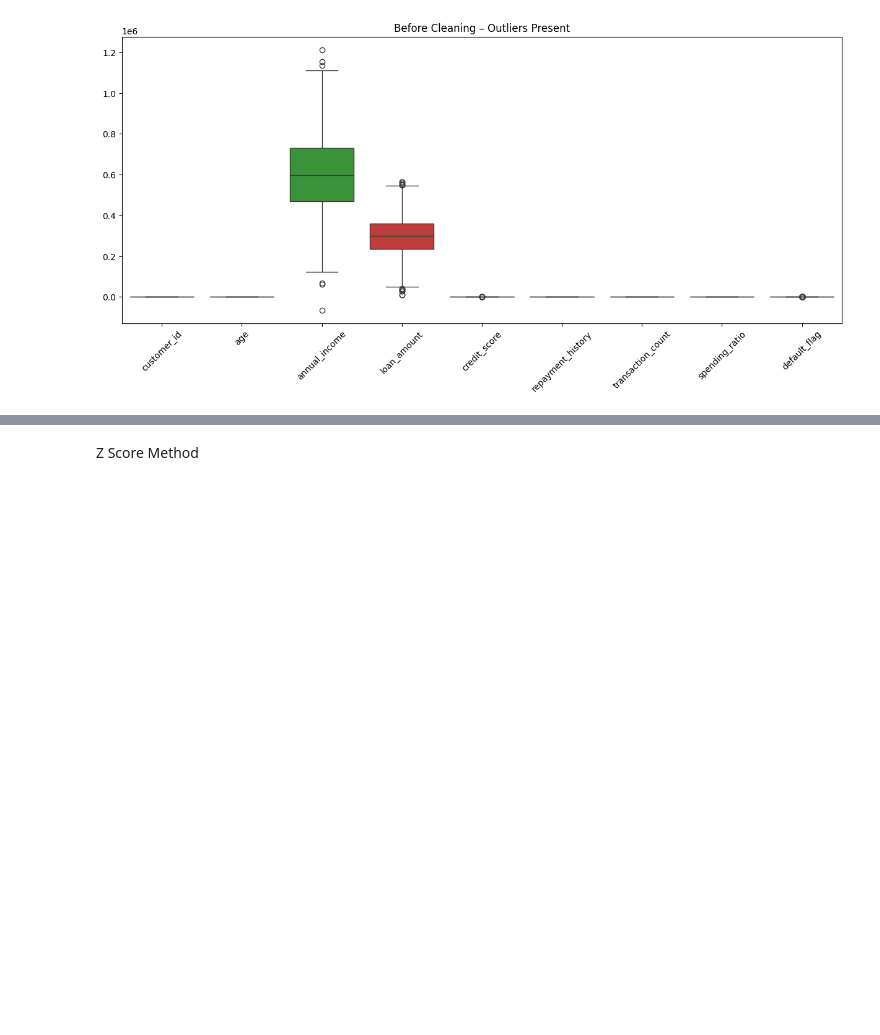
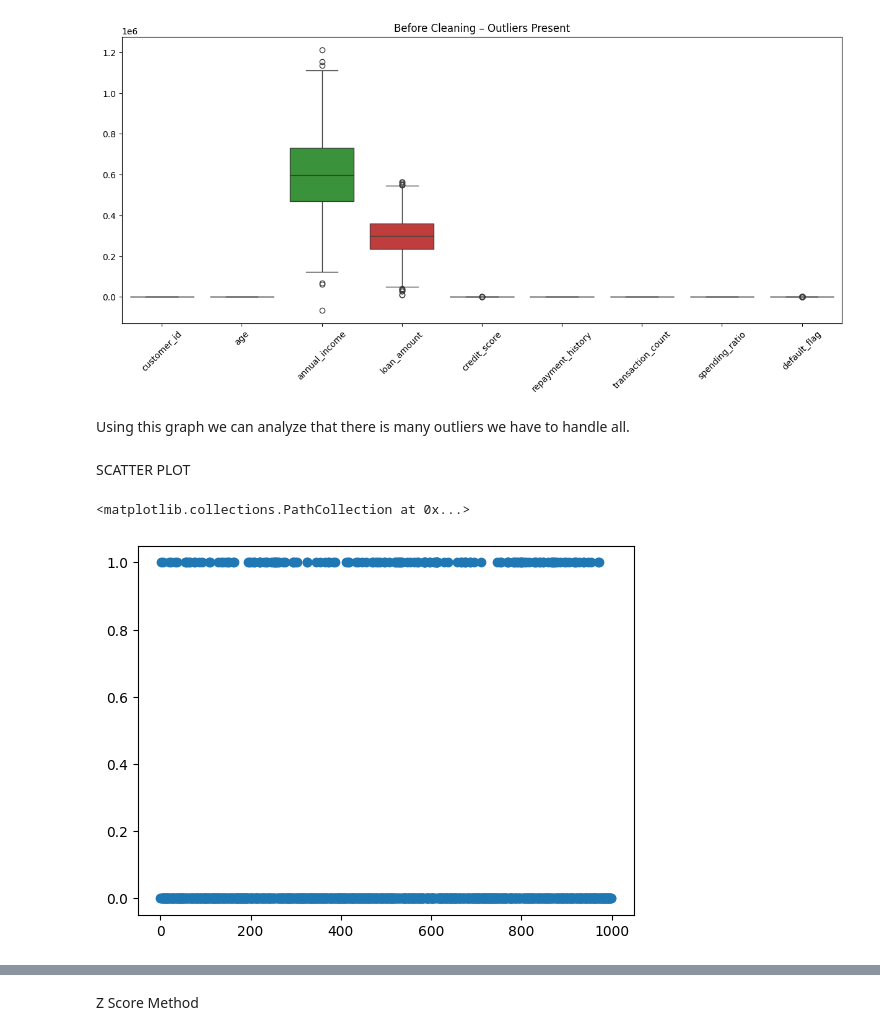
Before and after one commit to purvitalaviyaaids24-droid/DPFE-FINAL_1-, a Jupyter notebook: DPFE(Final)/Exam(Final).ipynb, the cells around one changed output, grey strips where cells are left out. Cells and saved outputs as stored; diff of their text form; code cells hidden in the pictures; blank space fills up the shorter version.

```diff
--- a/DPFE(Final)/Exam(Final).ipynb
+++ b/DPFE(Final)/Exam(Final).ipynb
@@ -362,3 +362,12 @@ plt.xticks(rotation=45)
 plt.show()
 # %% [output]
 [figure]
+# %% [markdown]
+Using this graph we can analyze that there is many outliers we have to handle all.
+# %% [markdown]
+SCATTER PLOT
+# %%
+plt.scatter(data_mice.index, data_mean['default_flag'])
+# %% [output]
+<matplotlib.collections.PathCollection at 0x...>
+[figure, added]
```
Also changed, not shown: parts of 13 cells of this notebook.
